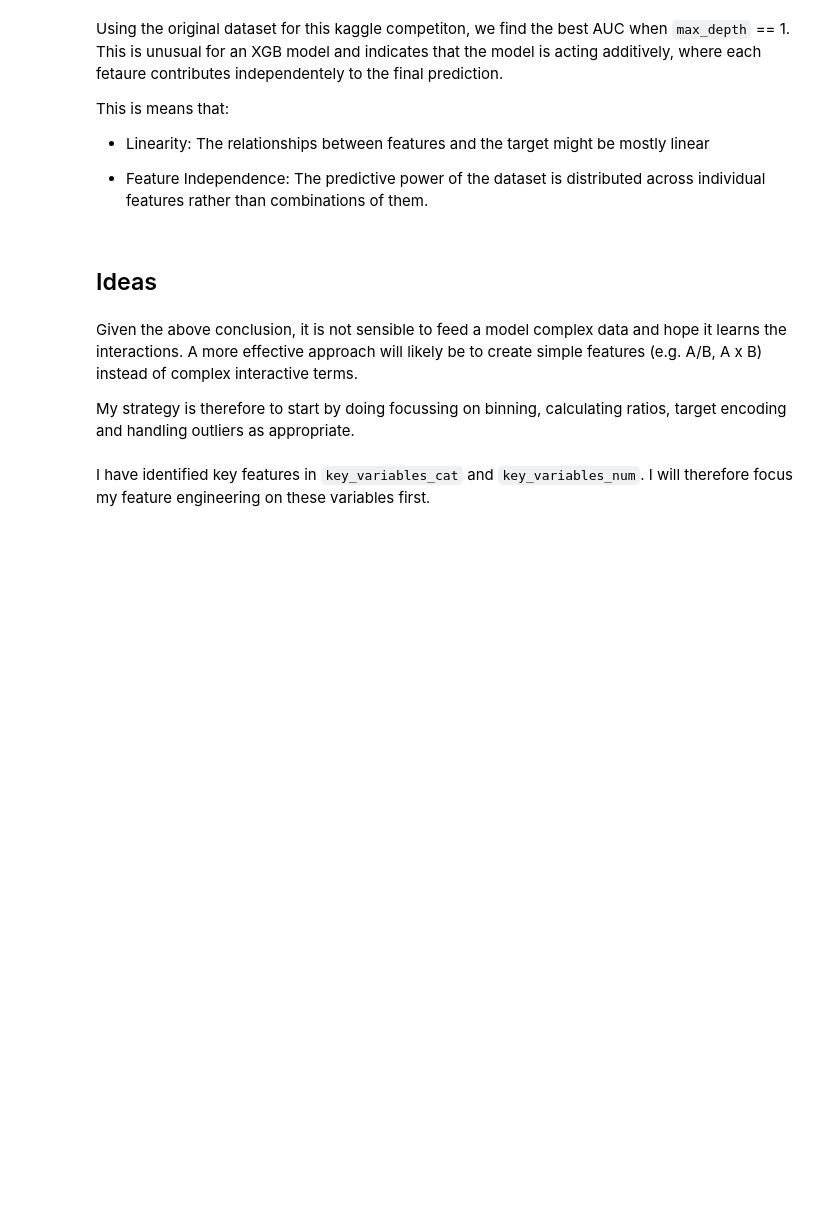
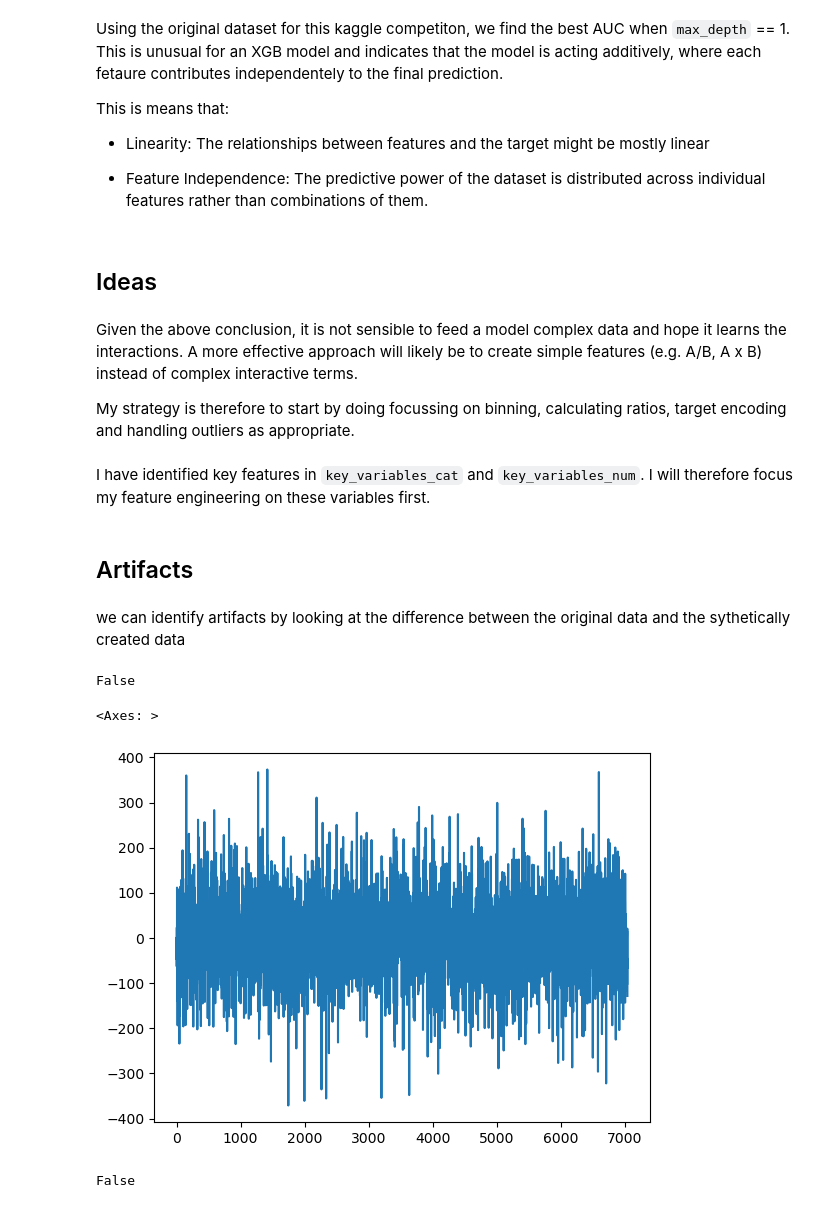
Before and after one commit to cookekieran/Kaggle-Competitions, a Jupyter notebook: Predicting Customer churn/Ideas & EDA.ipynb, the cells around one changed output. Cells and saved outputs as stored; diff of their text form; code cells hidden in the pictures; blank space fills up the shorter version.

Commit message:
data artifacts investigation

```diff
--- a/Predicting Customer churn/Ideas & EDA.ipynb
+++ b/Predicting Customer churn/Ideas & EDA.ipynb
@@ -556,3 +556,29 @@ Given the above conclusion, it is not sensible to feed a model complex data and
 My strategy is therefore to start by doing focussing on binning, calculating ratios, target encoding and handling outliers as appropriate.
 # %% [markdown]
 I have identified key features in `key_variables_cat` and `key_variables_num`. I will therefore focus my feature engineering on these variables first.
+# %% [markdown]
+## Artifacts
+# %% [markdown]
+we can identify artifacts by looking at the difference between the original data and the sythetically created data
+# %%
+original_df = pd.read_csv("original_data.csv")
+# %%
+original_df["TotalCharges"] = pd.to_numeric(original_df["TotalCharges"], errors='coerce').fillna(0)
+train_df["TotalCharges"] = pd.to_numeric(train_df["TotalCharges"], errors='coerce').fillna(0)
+# %%
+original_df["total_charges_difference"] = original_df["TotalCharges"] - original_df["MonthlyCharges"] * original_df["tenure"]
+original_df["total_charges_difference"].isna().any()
+# %% [output]
+False
+# %%
+original_df["total_charges_difference"].plot()
+# %% [output]
+<Axes: >
+[figure, added]
+# %%
+train_df["TotalCharges"] = pd.to_numeric(train_df["TotalCharges"], errors='coerce').fillna(0)
+
+train_df["total_charges_difference"] = train_df["TotalCharges"] - train_df["MonthlyCharges"] * train_df["tenure"]
+train_df["total_charges_difference"].isna().any()
+# %% [output]
+False
```
Also changed, not shown: parts of 13 cells of this notebook.
